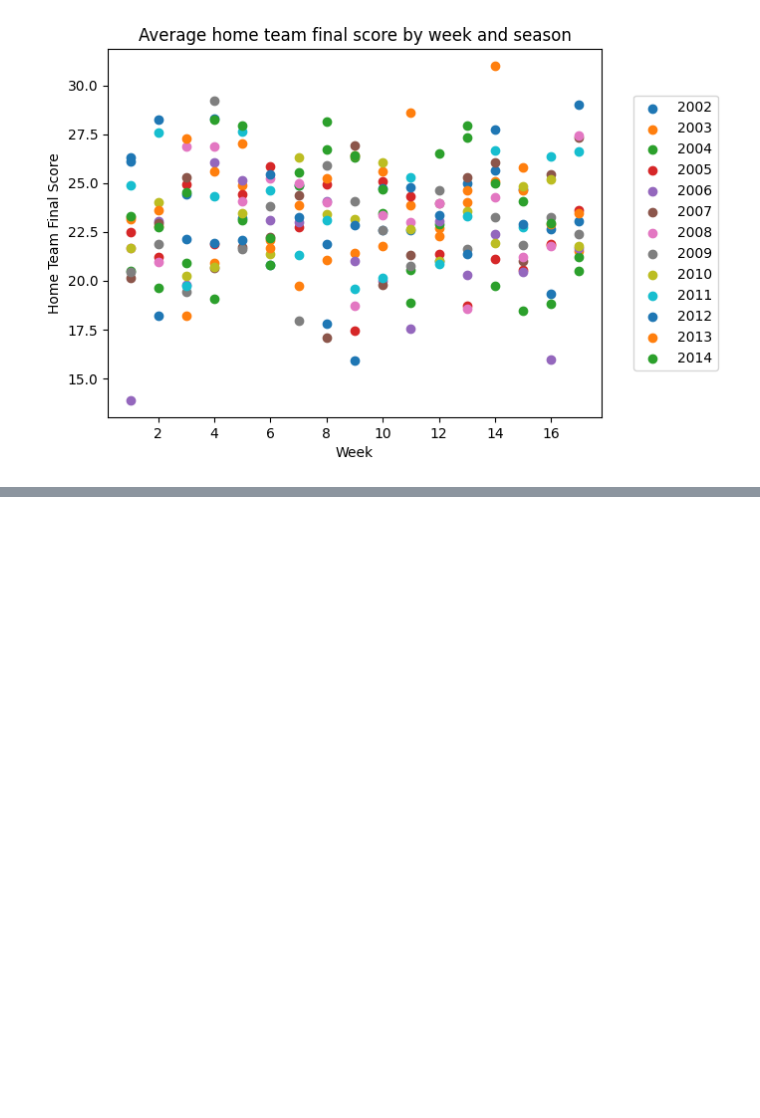
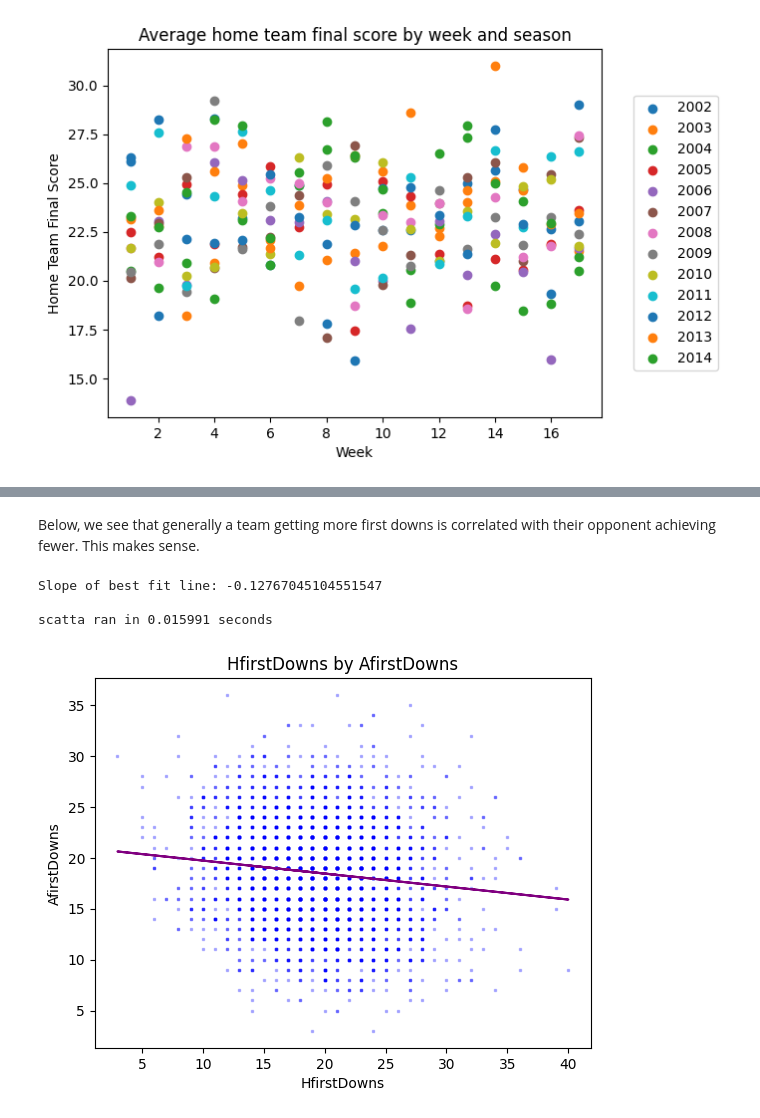
Before and after one commit to tort-cam/ST554HW4, a Jupyter notebook: HW4.ipynb, the cells around one changed output, grey strips where cells are left out. Saved outputs shown, nothing was run; the diff lists cells and outputs as text; code cells hidden in the pictures; blank space fills up the shorter version.

```diff
--- a/HW4.ipynb
+++ b/HW4.ipynb
@@ -430,0 +480,9 @@ plt.scatter( nflreg["week"],nflreg["awayTimesSacked"], s = 1, alpha = .1)
+# %% [markdown]
+Below, we see that generally a team getting more first downs is correlated with their opponent achieving fewer. This makes sense.
+# %%
+scatta(nflreg, "HfirstDowns", "AfirstDowns")
+# %% [output]
+Slope of best fit line: -0.12767045104551547
+
+scatta ran in 0.015991 seconds
+[figure, added]
```
Also changed, not shown: parts of 12 cells of this notebook.
